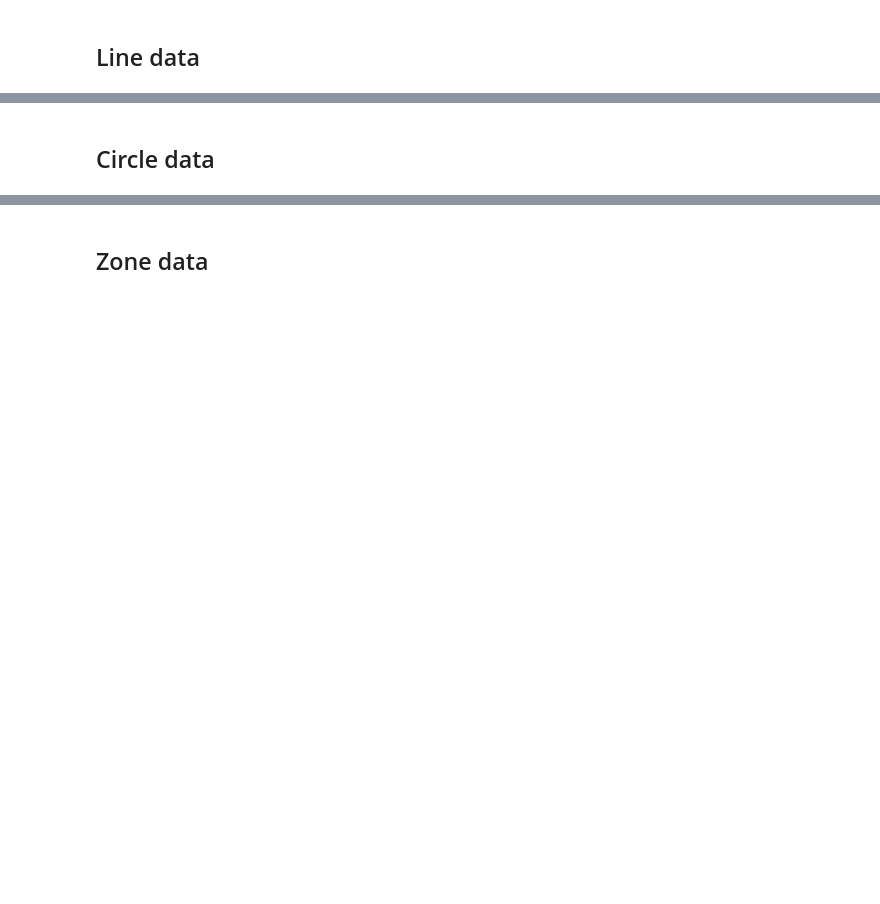
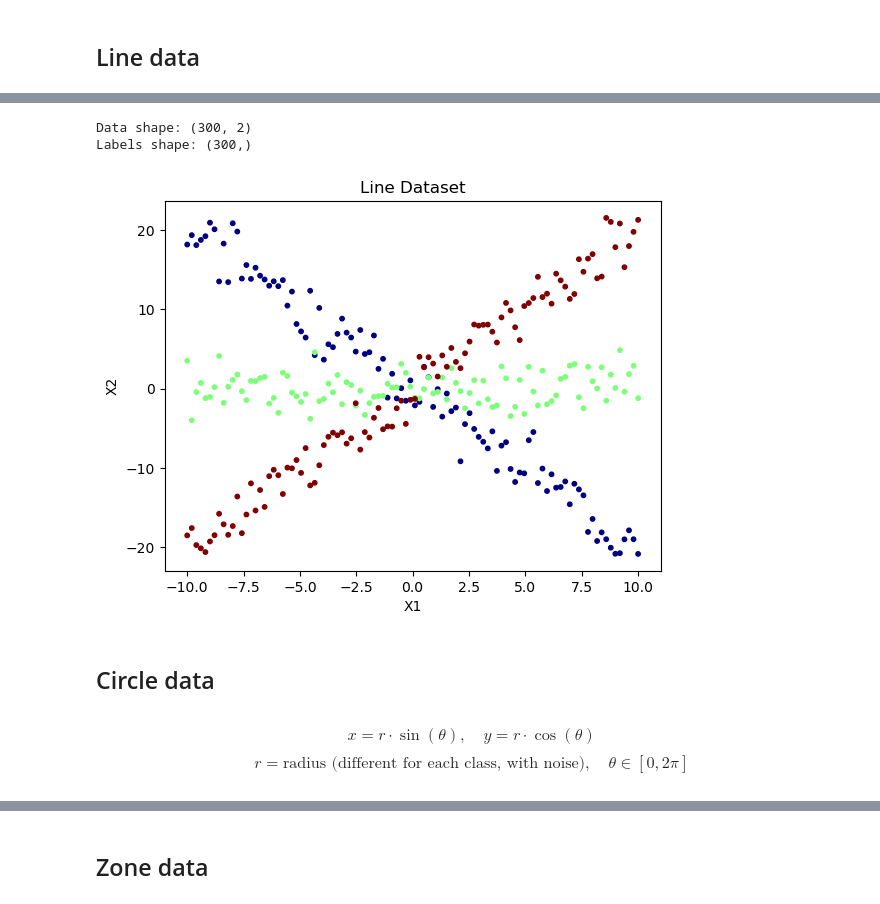
Before and after one commit to honggquan24/ANN, a Jupyter notebook: Code/ANN.ipynb, the cells around one changed output, grey strips where cells are left out. Saved outputs shown, nothing was run; the diff lists cells and outputs as text; code cells hidden in the pictures; blank space fills up the shorter version.

```diff
--- a/Code/ANN.ipynb
+++ b/Code/ANN.ipynb
@@ -30,27 +65,50 @@ class Spiral:
 # %%
 class Line:
     def __init__(self, n_points, n_classes, n_dimensions):
-        #generating a randomized data
-        self.N = n_points # number of points per class
-        self.D = n_dimensions # dimension
-        self.K = n_classes # number of classes
-        self.P = np.zeros((self.N*self.K,self.D)) # data matrix (each row = single example)
-        self.L = np.zeros(self.N*self.K, dtype='uint8') # class labels
+        # initializing
+        self.N = n_points  # number of points per class
+        self.D = n_dimensions  # dimension
+        self.K = n_classes  # number of classes
+        self.P = np.zeros((self.N * self.K, self.D))  # data matrix
+        self.L = np.zeros(self.N * self.K, dtype='uint8')  # class labels
         for j in range(self.K):
-            a = 2*(j-1)
-            b = np.zeros(self.N)
-            for i in range(len(b)):
-                b[i] = (j-2)*2 + np.random.randn(1)
-            ix = range(self.N*j,self.N*(j+1))
-            t = np.linspace(-10,10,self.N)
-            if (self.D == 2):
-                self.P[ix] = np.c_[t, a*t + b]
-                self.L[ix] = j
+            a = 2 * j - 2  # slope of the line
+            b = np.random.randn(self.N) * 2  # random intercept with noise
+            ix = range(self.N * j, self.N * (j + 1))
+            t = np.linspace(-10, 10, self.N)  # evenly spaced x values
+            if self.D == 2:
+                self.P[ix] = np.c_[t, a * t + b]
+                self.L[ix] = j  # assign labels
 
     def generate(self):
-        pass
+        return self.P, self.L
+
+# Example usage
+line = Line(n_points=100, n_classes=3, n_dimensions=2)
+X, y = line.generate()
+
+print("Data shape:", X.shape)  # Data shape: (300, 2)
+print("Labels shape:", y.shape)  # Labels shape: (300,)
+# %% [output]
+Data shape: (300, 2)
+Labels shape: (300,)
+# %%
+plt.scatter(X[:, 0], X[:, 1], c=y, cmap='jet', s=10)
+plt.title("Line Dataset")
+plt.xlabel("X1")
+plt.ylabel("X2")
+plt.show()
+# %% [output]
+[figure, added]
 # %% [markdown]
 ## Circle data
+# %% [markdown]
+$$
+x = r \cdot \sin(\theta), \quad y = r \cdot \cos(\theta)
+$$
+$$
+r = \text{radius (different for each class, with noise)}, \quad \theta \in [0, 2\pi]
+$$
 # %%
 class Circle:
     def __init__(self, n_points, n_classes, n_dimensions):
```
Also changed, not shown: parts of 106 cells of this notebook, 1 other file.
